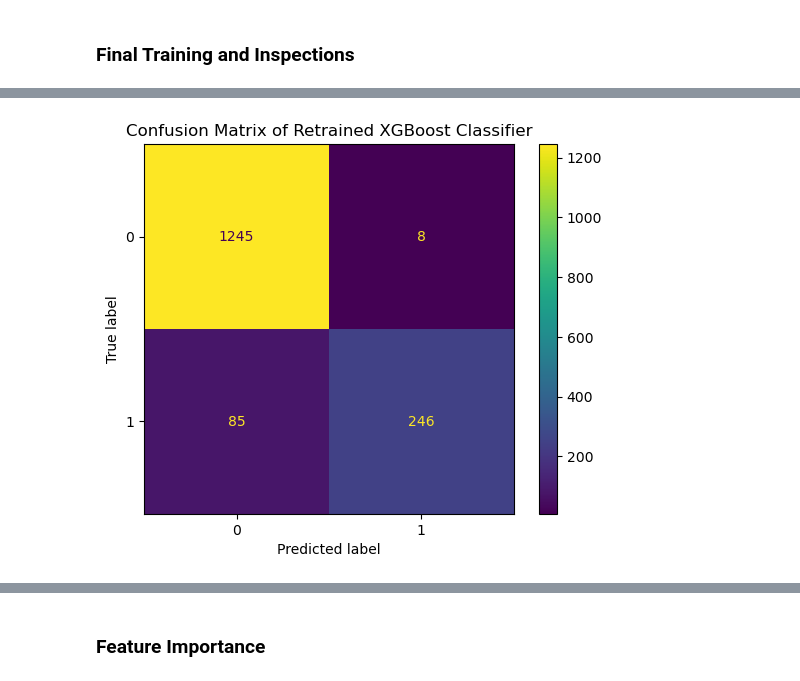
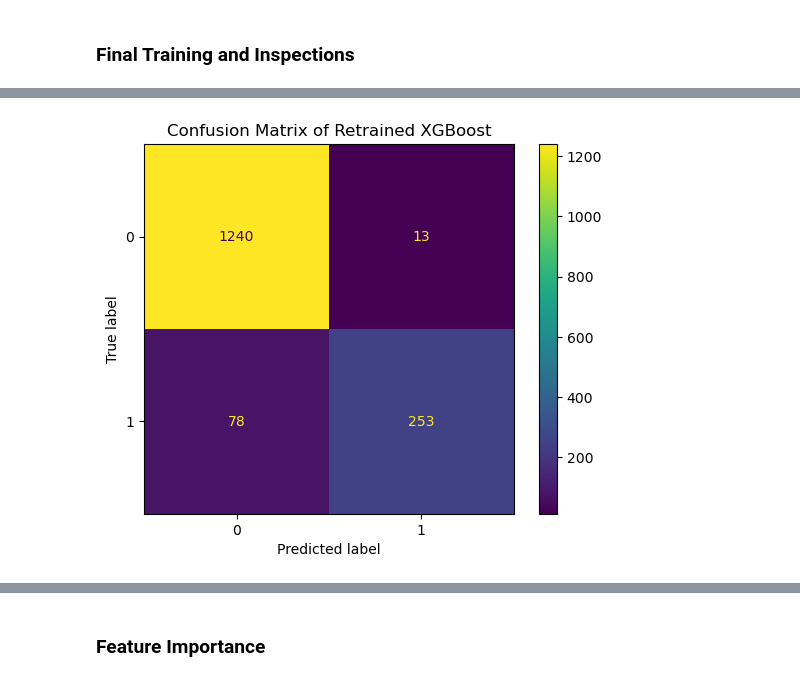
Before and after one commit to CQY114/data1030_fall2024_final_project, a Jupyter notebook: src/main.ipynb, the cells around one changed output, grey strips where cells are left out. Drawn from its saved outputs; the diff is of its cells as text; code cells hidden in the pictures.

```diff
--- a/src/main.ipynb
+++ b/src/main.ipynb
@@ -619,6 +645,7 @@ X_train_prep = preprocessor.fit_transform(X_train)
 X_val_prep = preprocessor.transform(X_val)
 X_test_prep = preprocessor.transform(X_test)
 XGB = xgb.XGBClassifier(
+    max_depth=5,
     reg_alpha=0.5,
     reg_lambda=0.5,
     early_stopping_rounds=50,
@@ -646,12 +673,12 @@ Model accuracy: 0.9412878787878788
 # %%
 conf_mat = confusion_matrix(y_test, y_pred)
 disp = ConfusionMatrixDisplay(conf_mat)
 disp.plot()
-plt.title("Confusion Matrix of Retrained XGBoost Classifier")
-plt.savefig('../figs/confusion_matrix.png', dpi=300)
+plt.title("Confusion Matrix of Retrained XGBoost")
+plt.savefig('../figs/confusion_matrix.png', dpi=300, transparent=True)
 plt.show()
 # %% [output]
-[figure, old version]
+[figure, new version]
 # %%
 # baseline f1
 y_baseline_f1 = np.ones_like(y_test)
```
Also changed, not shown: parts of 31 cells of this notebook, 18 other files.
